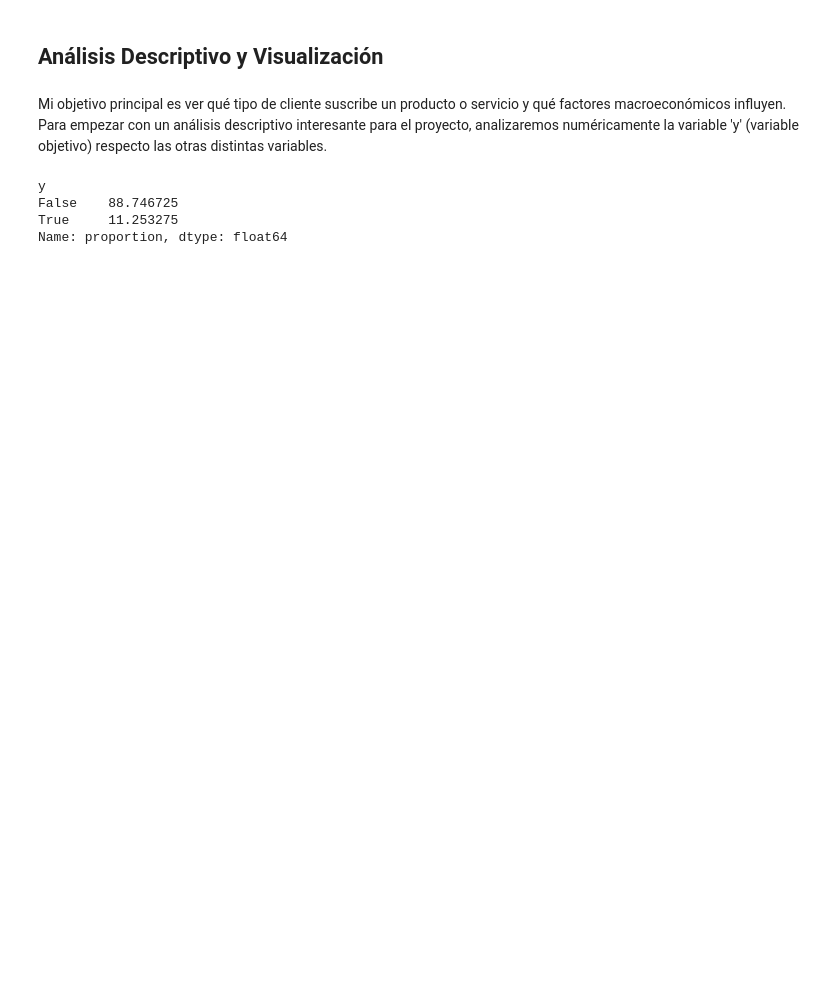
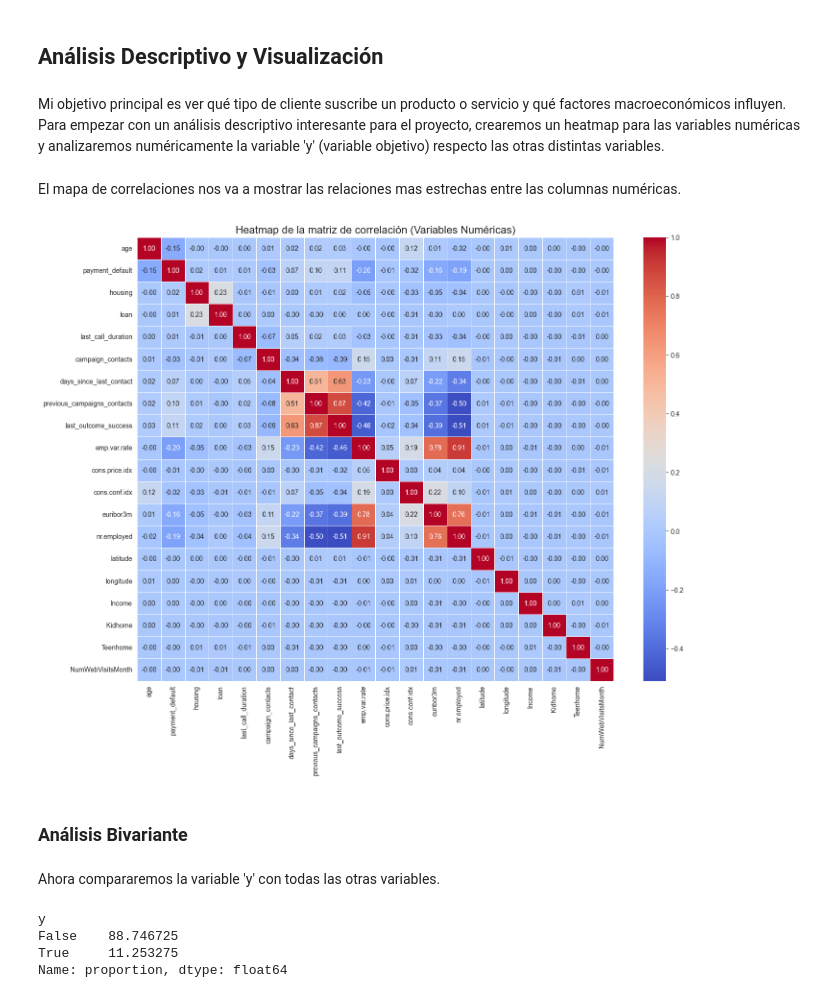
Before and after one commit to claudiarm2002/DataProject-Python-for-Data, a Jupyter notebook: DataProject_PythonForData.ipynb, the cells around one changed output. Drawn from its saved outputs; the diff is of its cells as text; code cells hidden in the pictures; blank space fills up the shorter version.

```diff
--- a/DataProject_PythonForData.ipynb
+++ b/DataProject_PythonForData.ipynb
@@ -1104,7 +1151,34 @@ data_merged.sample(5)
 # %% [markdown]
 ## Análisis Descriptivo y Visualización
 # %% [markdown]
-Mi objetivo principal es ver qué tipo de cliente suscribe un producto o servicio y qué factores macroeconómicos influyen. Para empezar con un análisis descriptivo interesante para el proyecto, analizaremos numéricamente la variable 'y' (variable objetivo) respecto las otras distintas variables.
+Mi objetivo principal es ver qué tipo de cliente suscribe un producto o servicio y qué factores macroeconómicos influyen. Para empezar con un análisis descriptivo interesante para el proyecto, crearemos un heatmap para las variables numéricas y analizaremos numéricamente la variable 'y' (variable objetivo) respecto las otras distintas variables.
+# %% [markdown]
+El mapa de correlaciones nos va a mostrar las relaciones mas estrechas entre las columnas numéricas.
+# %%
+# Seleccionamos solo las columnas numéricas.
+df_numeric = data_merged.select_dtypes(include=['float64', 'int64'])
+
+# Calculamos la matriz de correlación
+corr_matrix = df_numeric.corr()
+
+# Visualización
+plt.figure(figsize=(16, 12))
+
+sns.heatmap(corr_matrix,
+            annot=True,
+            fmt=".2f",
+            cmap='coolwarm',
+            linewidths=0.5,
+            annot_kws={"size": 10})
+
+plt.title('Heatmap de la matriz de correlación (Variables Numéricas)', fontsize=16)
+plt.show()
+# %% [output]
+[figure, added]
+# %% [markdown]
+### Análisis Bivariante
+# %% [markdown]
+Ahora compararemos la variable 'y' con todas las otras variables.
 # %%
 # Porcentaje de la variable objetivo 'y'
 data_merged['y'].value_counts(normalize=True)*100
```
Also changed, not shown: parts of 41 cells of this notebook, 2 other files.
